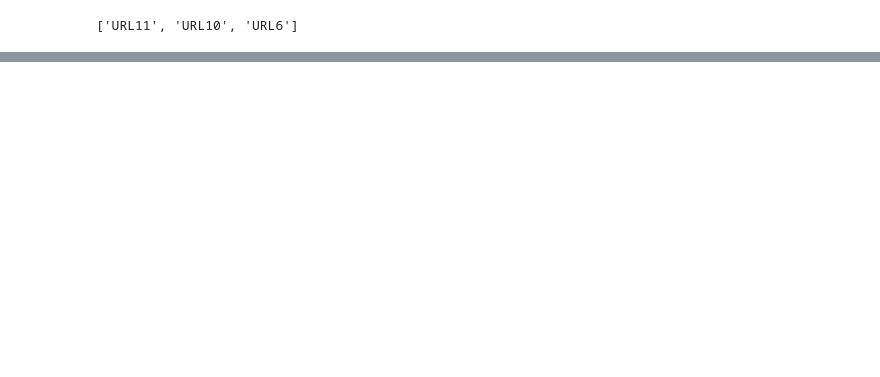
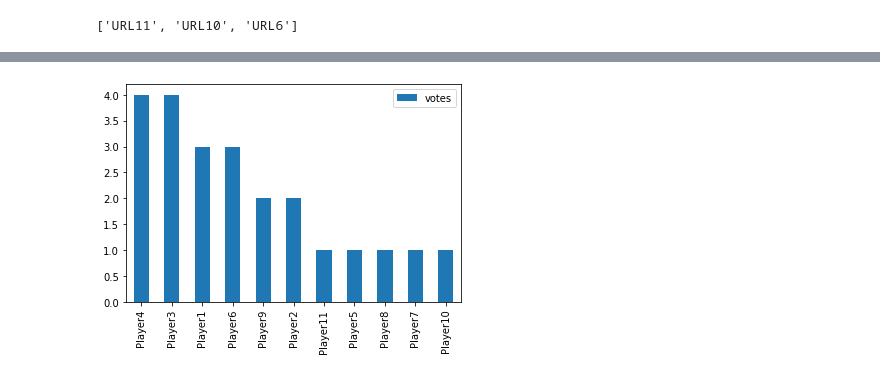
Before and after one commit to NLeSC/balconaz, a Jupyter notebook: notebooks/analysis.ipynb, the cells around one changed output, grey strips where cells are left out. Saved outputs shown, nothing was run; the diff lists cells and outputs as text; code cells hidden in the pictures; blank space fills up the shorter version.

```diff
--- a/notebooks/analysis.ipynb
+++ b/notebooks/analysis.ipynb
@@ -46,0 +75,7 @@ guess = df_raw['Guess'].unique()
+# %%
+# total votes for each player
+
+total_votes = create_leaderboard(df_raw,'Guess','votes')
+total_votes.plot.bar(y='votes'); # plot histogram
+# %% [output]
+[figure, added]
```
Also changed, not shown: parts of 30 cells of this notebook.
